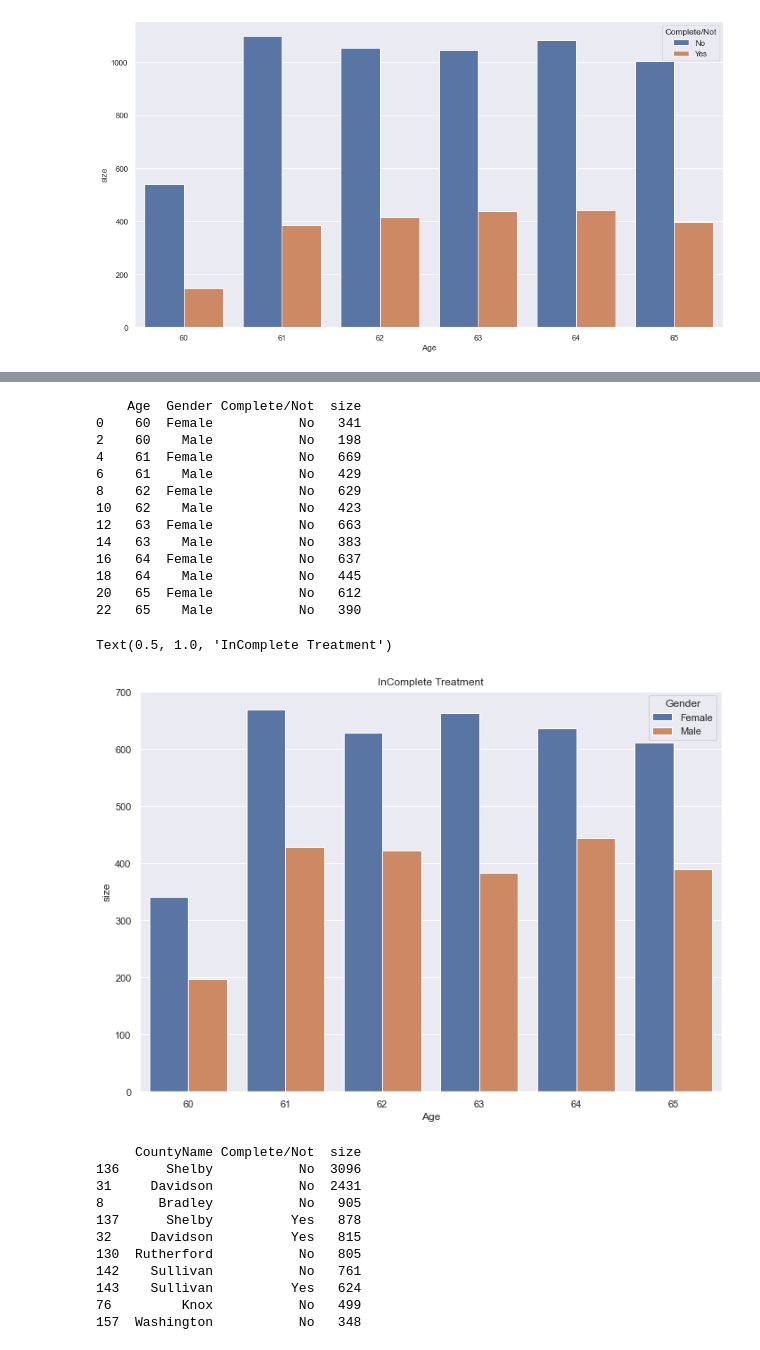
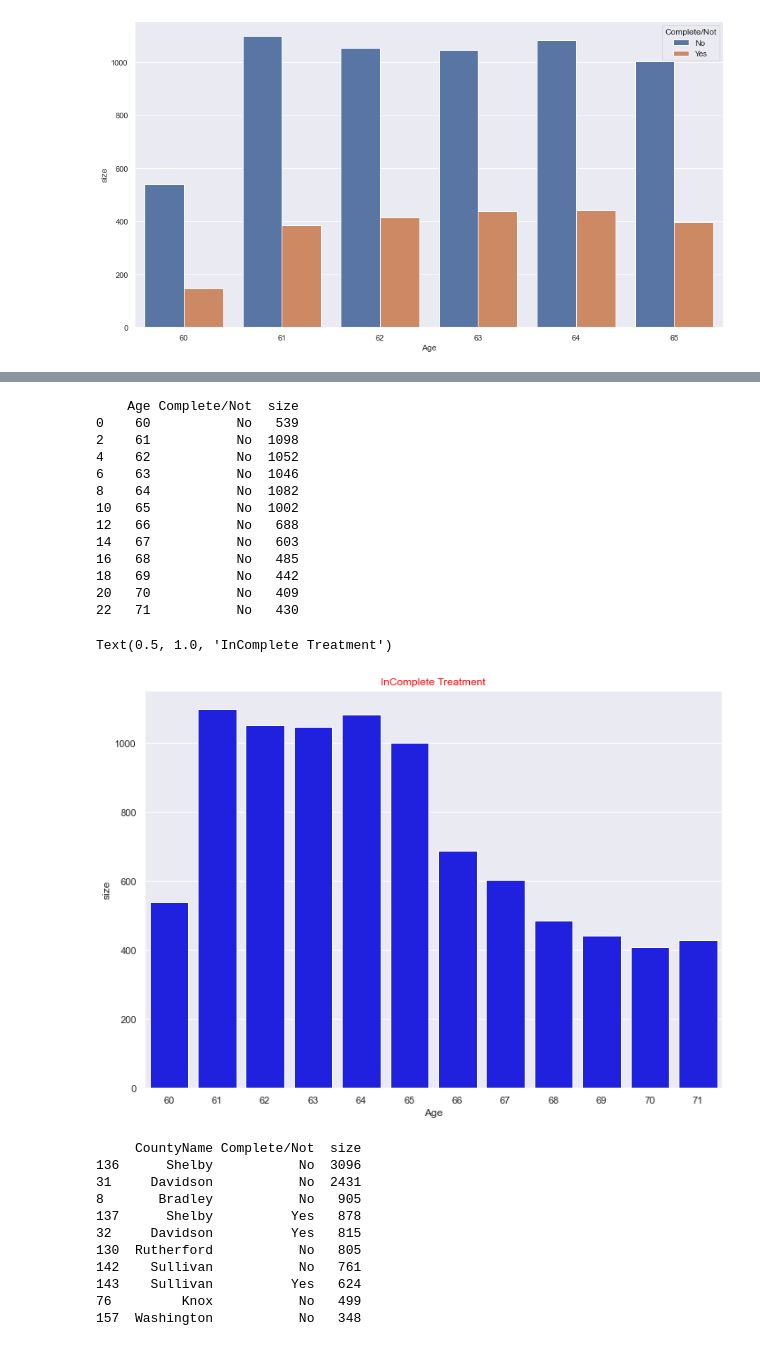
Before and after one commit to abcarlisle22/smile-on-lava-girl, a Jupyter notebook: SmileOnFinalWorkbook.ipynb, the cells around one changed output, grey strips where cells are left out. Cells and saved outputs as stored; diff of their text form; code cells hidden in the pictures.

```diff
--- a/SmileOnFinalWorkbook.ipynb
+++ b/SmileOnFinalWorkbook.ipynb
@@ -165,0 +176,3 @@ Text(0.5, 1.0, 'Completed Treatment')
+# %%
+sns.set(rc={'figure.figsize':(11.7,8.27)})
+ax = sns.displot(series, x="Age", hue="Complete/Not", multiple="stack",bins=6,element="step")
@@ -166,27 +225,27 @@ Text(0.5, 1.0, 'Completed Treatment')
 # %%
 #InComplete treatment plan for Age Group 60-65 Gender Wise
-Grouping = series.groupby(['Age','Gender','Complete/Not'], as_index=False).size()
+Grouping = series.groupby(['Age','Complete/Not'], as_index=False).size()
 InComplete = Grouping[(Grouping['Complete/Not'] == 'No')]
 print(InComplete.head(12))
 sns.set(rc={'figure.figsize':(11.7,8.27)})
-ax = sns.barplot(x="Age", y="size", hue="Gender", data=InComplete[:12], ci=None)
-ax.set_title('InComplete Treatment')
+ax = sns.barplot(x="Age", y="size", data=InComplete[:12], ci=None, color='blue')
+ax.set_title('InComplete Treatment',color='Red')
 # %% [output]
-    Age  Gender Complete/Not  size
-0    60  Female           No   341
-2    60    Male           No   198
-4    61  Female           No   669
-6    61    Male           No   429
-8    62  Female           No   629
-10   62    Male           No   423
-12   63  Female           No   663
-14   63    Male           No   383
-16   64  Female           No   637
-18   64    Male           No   445
-20   65  Female           No   612
-22   65    Male           No   390
+    Age Complete/Not  size
+0    60           No   539
+2    61           No  1098
+4    62           No  1052
+6    63           No  1046
+8    64           No  1082
+10   65           No  1002
+12   66           No   688
+14   67           No   603
+16   68           No   485
+18   69           No   442
+20   70           No   409
+22   71           No   430
 Text(0.5, 1.0, 'InComplete Treatment')
-[figure, old version]
+[figure, new version]
 # %%
 #Grouping the data County Wise to determine Effect and if there treatment is complete or not
 #Returns county with maximum response
```
Also changed, not shown: parts of 14 cells of this notebook.
